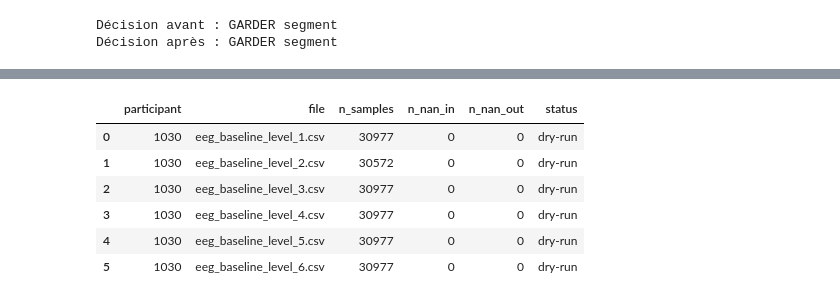
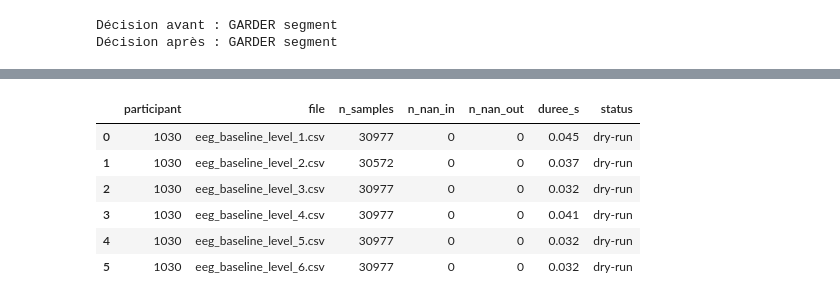
Before and after one commit to medMansouri25/TP_TD_EEG_ENSIM, a Jupyter notebook: TD3.ipynb, the cells around one changed output, grey strips where cells are left out. Saved outputs shown, nothing was run; the diff lists cells and outputs as text; code cells hidden in the pictures.

```diff
--- a/TD3.ipynb
+++ b/TD3.ipynb
@@ -1078,37 +1119,42 @@ CL-Drive
 # %%
 # Activité 9 — Prétraitement par lot du dataset CL-Drive
 # Parcourt EEG/<participant>/eeg_*.csv, applique preprocess_eeg_dataframe,
-# écrit les fichiers prétraités dans un dossier output_dir séparé qui miroir
-# la structure originale : output_dir/<participant>/eeg_<...>.csv
+# et reproduit l'arborescence dans output_dir/<participant>/eeg_*.csv
+
+import time
+from tqdm.auto import tqdm
+
 
 def run_batch_eeg_preprocessing(eeg_root, output_dir, fs=256,
-                                 skip_existing=True, dry_run=False, limit=None,
-                                 **preprocess_kwargs):
+                                skip_existing=True, dry_run=False, limit=None,
+                                **preprocess_kwargs):
     """Prétraite par lot tous les fichiers EEG d'un dataset CL-Drive.
 
     Paramètres
     ----------
     eeg_root : Path
-        Racine du dataset brut (contient les sous-dossiers participants).
+        Racine du dataset brut (contient les sous-dossiers <participant_id>).
     output_dir : Path
-        Dossier de sortie. La structure participant/<fichier> est reproduite.
+        Dossier de sortie. La structure <participant>/<fichier> est reproduite.
     fs : float
         Fréquence d'échantillonnage (256 Hz pour CL-Drive).
     skip_existing : bool
-        Si True, ignore les fichiers déjà prétraités dans output_dir.
+        Si True, ignore les fichiers déjà présents dans output_dir
+        (batch relançable après interruption).
     dry_run : bool
-        Si True, n'écrit rien — utile pour valider la liste avant de lancer.
+        Si True, valide la chaîne sans écrire de fichier.
     limit : int ou None
-        Nombre maximum de fichiers à traiter (None = tout).
+        Nombre max de fichiers à traiter (None = tout).
     **preprocess_kwargs
-        Transmis à preprocess_eeg_dataframe (lowcut, highcut, notch_freq, …).
+        Transmis à preprocess_eeg_dataframe (lowcut, highcut, notch_freq, Q…).
 
     Retour
     ------
     pd.DataFrame
-        Diagnostic par fichier : participant, niveau, échantillons, NaN, statut.
+        Diagnostic par fichier : participant, file, n_samples,
+        n_nan_in, n_nan_out, duree_s, status.
     """
-    eeg_root  = Path(eeg_root)
+    eeg_root = Path(eeg_root)
     output_dir = Path(output_dir)
     assert eeg_root.exists(), f"Dossier brut introuvable : {eeg_root}"
 
@@ -1116,25 +1162,32 @@ def run_batch_eeg_preprocessing(eeg_root, output_dir, fs=256,
     if limit is not None:
         csv_files = csv_files[:limit]
 
-    print(f"{len(csv_files)} fichier(s) à traiter")
+    mode = "DRY-RUN" if dry_run else "écriture activée"
+    print(f"{len(csv_files)} fichier(s) à traiter | mode : {mode}")
     print(f"Source : {eeg_root}")
-    print(f"Cible  : {output_dir}    ({'DRY-RUN' if dry_run else 'écriture activée'})\n")
+    print(f"Cible  : {output_dir}\n")
 
     diag = []
-    for src in csv_files:
+    t_start = time.perf_counter()
+
+    for src in tqdm(csv_files, desc="Prétraitement", unit="fichier"):
         participant = src.parent.name
         dst_dir = output_dir / participant
         dst = dst_dir / src.name
 
+        # Idempotence : on saute les fichiers déjà produits
         if skip_existing and dst.exists() and not dry_run:
             diag.append({"participant": participant, "file": src.name,
                          "n_samples": np.nan, "n_nan_in": np.nan,
-                         "n_nan_out": np.nan, "status": "skipped (exists)"})
+                         "n_nan_out": np.nan, "duree_s": 0.0,
+                         "status": "skipped (exists)"})
             continue
 
+        t0 = time.perf_counter()
         try:
             df_in = pd.read_csv(src)
             n_nan_in = int(df_in[CL_DRIVE_CHANNELS].isna().sum().sum())
+
             df_out = preprocess_eeg_dataframe(df_in, fs=fs, **preprocess_kwargs)
             n_nan_out = int(df_out[CL_DRIVE_CHANNELS].isna().sum().sum())
 
@@ -1148,30 +1201,26 @@ def run_batch_eeg_preprocessing(eeg_root, output_dir, fs=256,
                 "n_samples": len(df_in),
                 "n_nan_in": n_nan_in,
                 "n_nan_out": n_nan_out,
+                "duree_s": round(time.perf_counter() - t0, 3),
                 "status": "dry-run" if dry_run else "saved",
             })
         except Exception as exc:
             diag.append({"participant": participant, "file": src.name,
                          "n_samples": np.nan, "n_nan_in": np.nan,
-                         "n_nan_out": np.nan, "status": f"ERROR: {exc}"})
+                         "n_nan_out": np.nan,
+                         "duree_s": round(time.perf_counter() - t0, 3),
+                         "status": f"ERROR: {exc}"})
 
+    print(f"\nTerminé en {time.perf_counter() - t_start:.1f} s")
     return pd.DataFrame(diag)
 
 
-# Dossier cible pour les fichiers prétraités (à côté du dataset brut)
+# Dossier de sortie : à côté du dataset brut
 FILTERED_EEG_DIR = DATASET_ROOT / "filtered_EEG"
 
-# --- DRY-RUN sur 6 premiers fichiers pour valider le pipeline ---
-print("=== DRY-RUN : aucun fichier écrit, validation seule ===\n")
-diag = run_batch_eeg_preprocessing(EEG_DIR, FILTERED_EEG_DIR,
-                                   fs=256, dry_run=True, limit=6)
-display(diag)
-
-# --- Batch complet — décommenter pour exécuter et écrire les fichiers ---
-# diag_full = run_batch_eeg_preprocessing(EEG_DIR, FILTERED_EEG_DIR, fs=256)
-# print("\n=== Récapitulatif batch complet ===")
-# display(diag_full.groupby("status").size().rename("nb_fichiers"))
-# print(f"Total NaN avant : {diag_full['n_nan_in'].sum():.0f}")
-# print(f"Total NaN après : {diag_full['n_nan_out'].sum():.0f}")
-# print(f"Fichiers écrits dans : {FILTERED_EEG_DIR.resolve()}")
+# --- Étape 1 : DRY-RUN sur 6 fichiers pour valider la chaîne ---
+print("=== DRY-RUN (6 fichiers, aucune écriture) ===\n")
+diag_dry = run_batch_eeg_preprocessing(EEG_DIR, FILTERED_EEG_DIR,
+                                       fs=256, dry_run=True, limit=6)
+display(diag_dry)
 # %% [output]
@@ -1183,7 +1233,7 @@ Cible  : doi-10.5683-sp3-jj2yzz\filtered_EEG    (DRY-RUN)
-|  | participant | file | n_samples | n_nan_in | n_nan_out | status |
-| 0 | 1030 | eeg_baseline_level_1.csv | 30977 | 0 | 0 | dry-run |
-| 1 | 1030 | eeg_baseline_level_2.csv | 30572 | 0 | 0 | dry-run |
-| 2 | 1030 | eeg_baseline_level_3.csv | 30977 | 0 | 0 | dry-run |
-| 3 | 1030 | eeg_baseline_level_4.csv | 30977 | 0 | 0 | dry-run |
-| 4 | 1030 | eeg_baseline_level_5.csv | 30977 | 0 | 0 | dry-run |
-| 5 | 1030 | eeg_baseline_level_6.csv | 30977 | 0 | 0 | dry-run |
+|  | participant | file | n_samples | n_nan_in | n_nan_out | duree_s | status |
+| 0 | 1030 | eeg_baseline_level_1.csv | 30977 | 0 | 0 | 0.045 | dry-run |
+| 1 | 1030 | eeg_baseline_level_2.csv | 30572 | 0 | 0 | 0.037 | dry-run |
+| 2 | 1030 | eeg_baseline_level_3.csv | 30977 | 0 | 0 | 0.032 | dry-run |
+| 3 | 1030 | eeg_baseline_level_4.csv | 30977 | 0 | 0 | 0.041 | dry-run |
+| 4 | 1030 | eeg_baseline_level_5.csv | 30977 | 0 | 0 | 0.032 | dry-run |
+| 5 | 1030 | eeg_baseline_level_6.csv | 30977 | 0 | 0 | 0.032 | dry-run |
```
Also changed, not shown: parts of 9 cells of this notebook.
